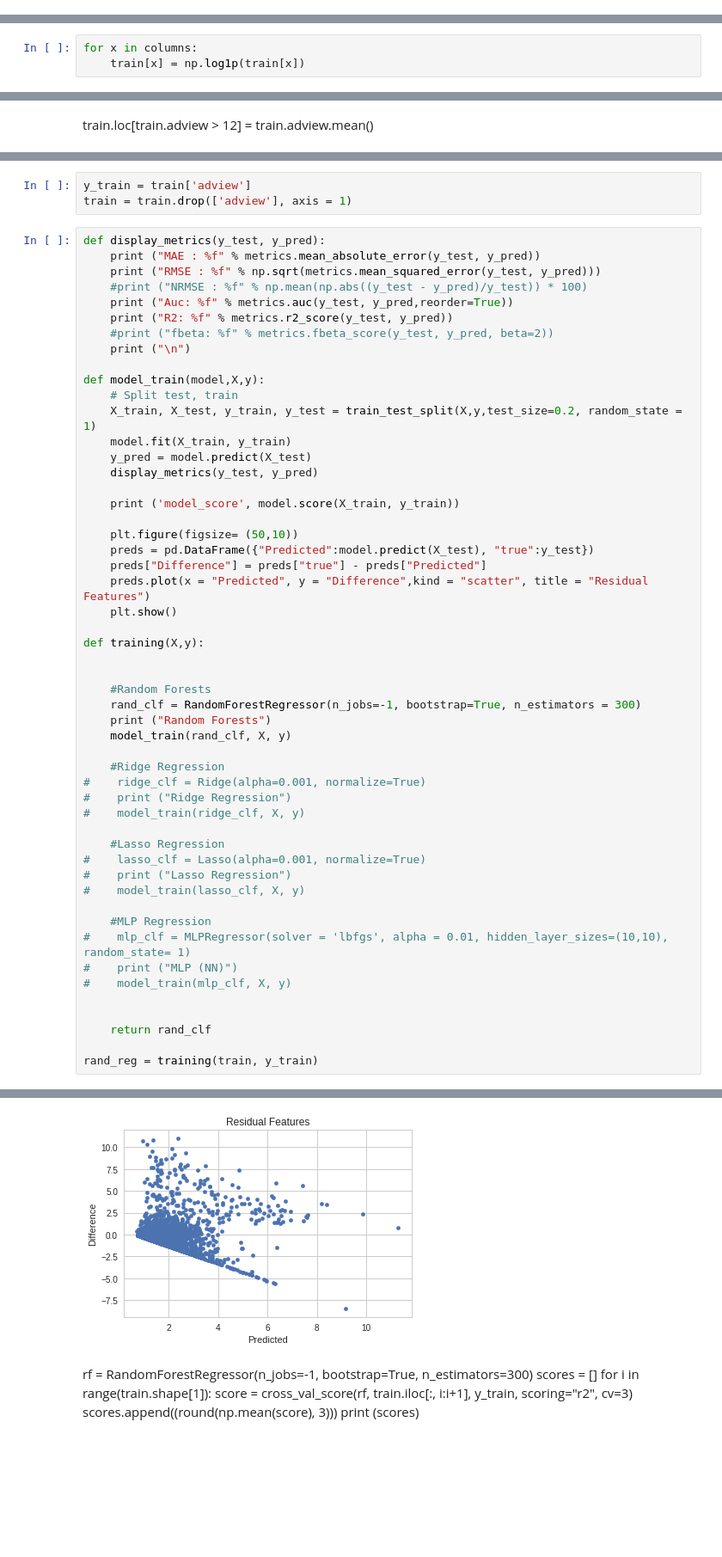
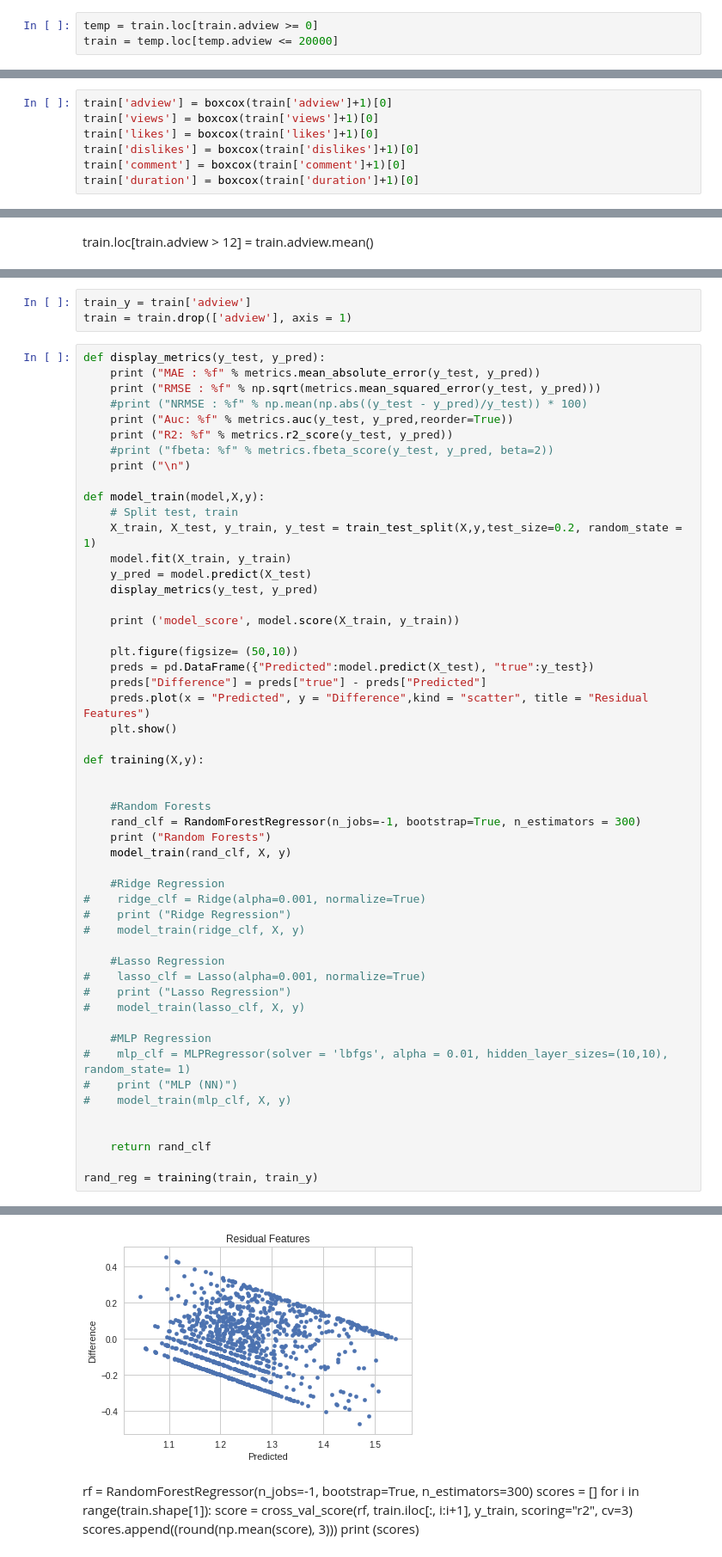
Before and after one commit to Raunaq-Jain/Jupyter-Notebooks, a Jupyter notebook: hiringtask-master/machine_learning/Notebook/Youtube_adviews_2.ipynb, the cells around one changed output, grey strips where cells are left out. Shown at 86% size. Saved outputs shown, nothing was run; the diff lists cells and outputs as text; blank space fills up the shorter version.

Commit message:
Boxcox Transformation

```diff
--- a/hiringtask-master/machine_learning/Notebook/Youtube_adviews_2.ipynb
+++ b/hiringtask-master/machine_learning/Notebook/Youtube_adviews_2.ipynb
@@ -179,0 +195,3 @@ train.head()
+# %%
+temp = train.loc[train.adview >= 0]
+train = temp.loc[temp.adview <= 20000]
@@ -204,6 +239,3 @@ columns = ['adview','views', 'likes', 'dislikes', 'comment', 'duration']
 std_scaler = preprocessing.StandardScaler()
 std_scaler.fit(train[columns])
 train[columns] = std_scaler.transform(train[columns])
-# %%
-for x in columns:
-    train[x] = np.log1p(train[x])
@@ -209,0 +247,7 @@ for x in columns:
+# %%
+train['adview'] = boxcox(train['adview']+1)[0]
+train['views'] = boxcox(train['views']+1)[0]
+train['likes'] = boxcox(train['likes']+1)[0]
+train['dislikes'] = boxcox(train['dislikes']+1)[0]
+train['comment'] = boxcox(train['comment']+1)[0]
+train['duration'] = boxcox(train['duration']+1)[0]
@@ -293,5 +398,5 @@ sns.heatmap(train.corr(method='spearman'))
 # %%
-y_train = train['adview']
+train_y = train['adview']
 train = train.drop(['adview'], axis = 1)
 # %%
 def display_metrics(y_test, y_pred):
@@ -344,6 +449,6 @@ def training(X,y):
 
     return rand_clf
 
-rand_reg = training(train, y_train)
+rand_reg = training(train, train_y)
 # %% [output]
 Random Forests
@@ -357,5 +462,5 @@ model_score 0.894651868502
 <matplotlib.figure.Figure at 0x...>
-[figure, old version]
+[figure, new version]
 # %% [markdown]
 rf = RandomForestRegressor(n_jobs=-1, bootstrap=True, n_estimators=300)
 scores = []
```
Also changed, not shown: parts of 55 cells of this notebook.
